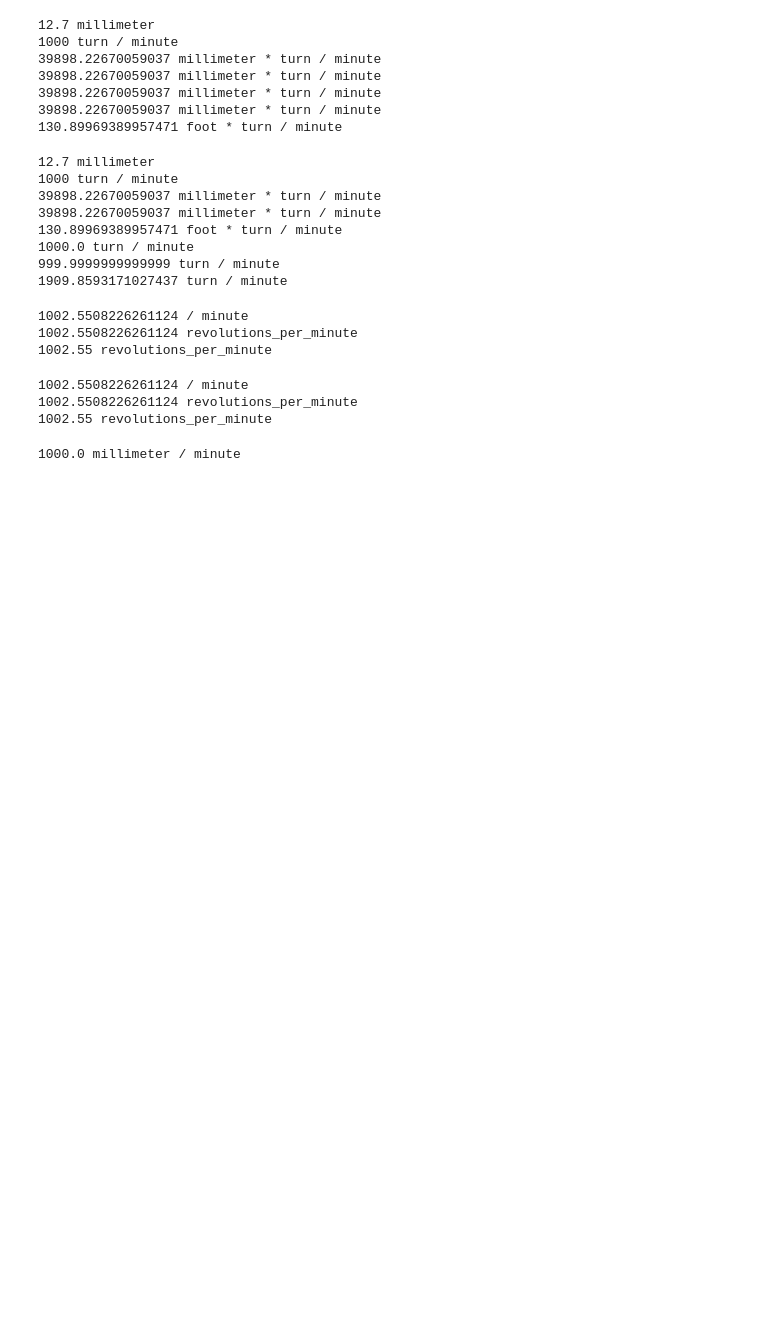
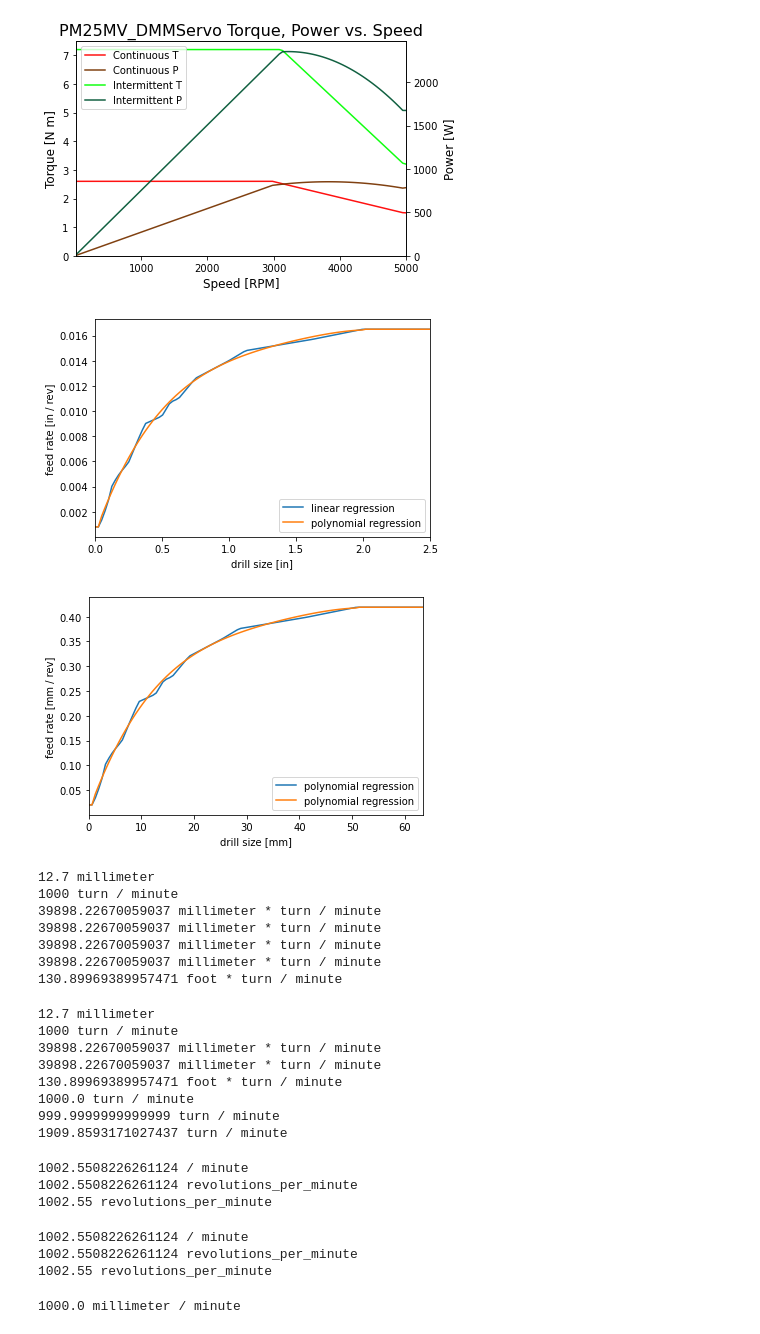
Before and after one commit to kentavv/pymachining, a Jupyter notebook: machining calculations.ipynb, the cells around one changed output. Saved outputs shown, nothing was run; the diff lists cells and outputs as text; code cells hidden in the pictures; blank space fills up the shorter version.

```diff
--- a/machining calculations.ipynb
+++ b/machining calculations.ipynb
@@ -65,0 +1,16 @@ pylab.show()
+# %%
+# %load_ext autoreload
+# %autoreload 2
+# %aimport pymachining
+#
+# %aimport
+
+import pymachining as pm
+import importlib
+importlib.reload(pm)
+import numpy as np
+import pylab
+
+# ureg = pm.createUreg()
+# pm.setUreg(ureg)
+Q_ = pm.getQ()
@@ -66,3 +48,40 @@ pylab.show()
+# %%
+m = pm.MachinePM25MV_DMMServo()
+m.plot_torque_speed_curve()
+
+diam_range = [Q_(0, 'inch'), Q_(2.5, 'inch')]
+
+x = np.linspace(diam_range[0], diam_range[1], 100)
+def f(diam, fit):
+    d = pm.DrillHSSStub(diam)
+    v = d.feed_rate('aluminum', fit)
+    return v
+
+x.ito('mm')
+y1 = [f(x_, False) for x_ in x]
+y2 = [f(x_, True) for x_ in x]
+y1 = np.array([y.to('mm / turn').magnitude for y in y1]) * Q_(1, 'mm / turn')
+y2 = np.array([y.to('mm / turn').magnitude for y in y2]) * Q_(1, 'mm / turn')
+
+pylab.xlabel('drill size [in]')
+pylab.ylabel('feed rate [in / rev]')
+pylab.xlim(diam_range[0].magnitude, diam_range[1].magnitude)
+pylab.plot(x.to('inch').magnitude, y1.to('in / turn').magnitude, label='linear regression')
+pylab.plot(x.to('inch').magnitude, y2.to('in / turn'), label='polynomial regression')
+pylab.legend()
+pylab.show()
+
+pylab.xlabel('drill size [mm]')
+pylab.ylabel('feed rate [mm / rev]')
+pylab.xlim(diam_range[0].to('mm').magnitude, diam_range[1].to('mm').magnitude)
+pylab.plot(x.to('mm').magnitude, y1.magnitude, label='polynomial regression')
+pylab.plot(x.to('mm').magnitude, y2.magnitude, label='polynomial regression')
+pylab.legend()
+pylab.show()
+# %% [output]
+[figure, added]
+[figure, added]
+[figure, added]
 # %%
 cutter_diameter = 12.7 * ureg.mm
 rpm = 1000 * ureg.tpm
```
Also changed, not shown: parts of 3 cells of this notebook.
